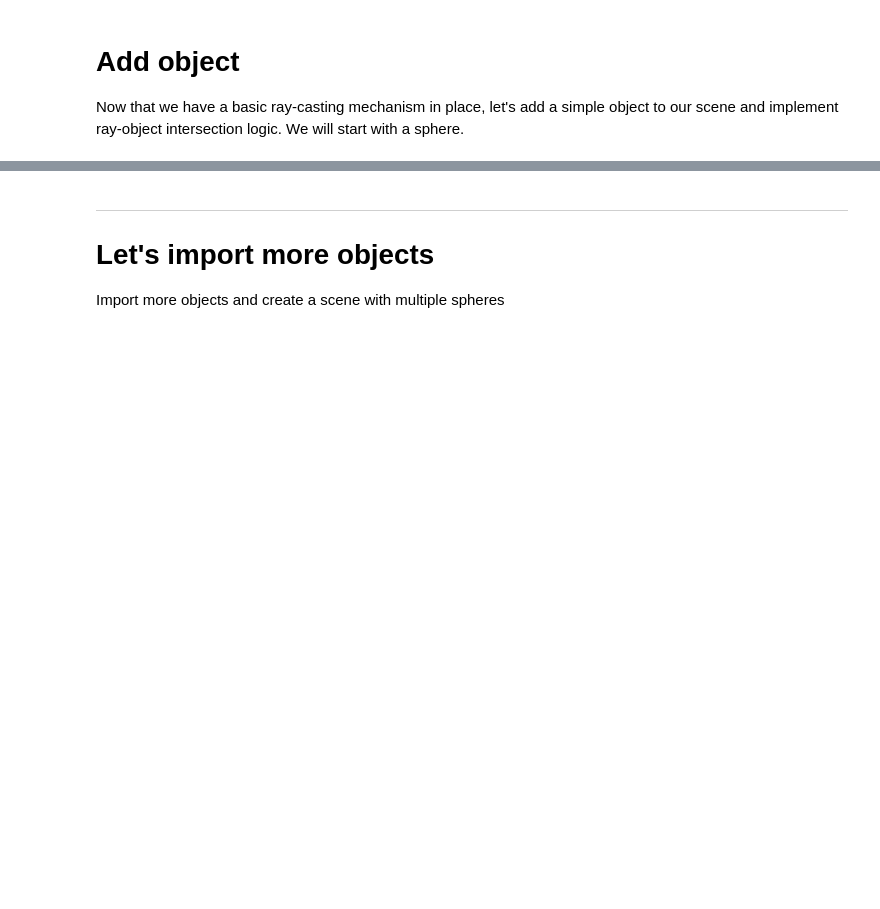
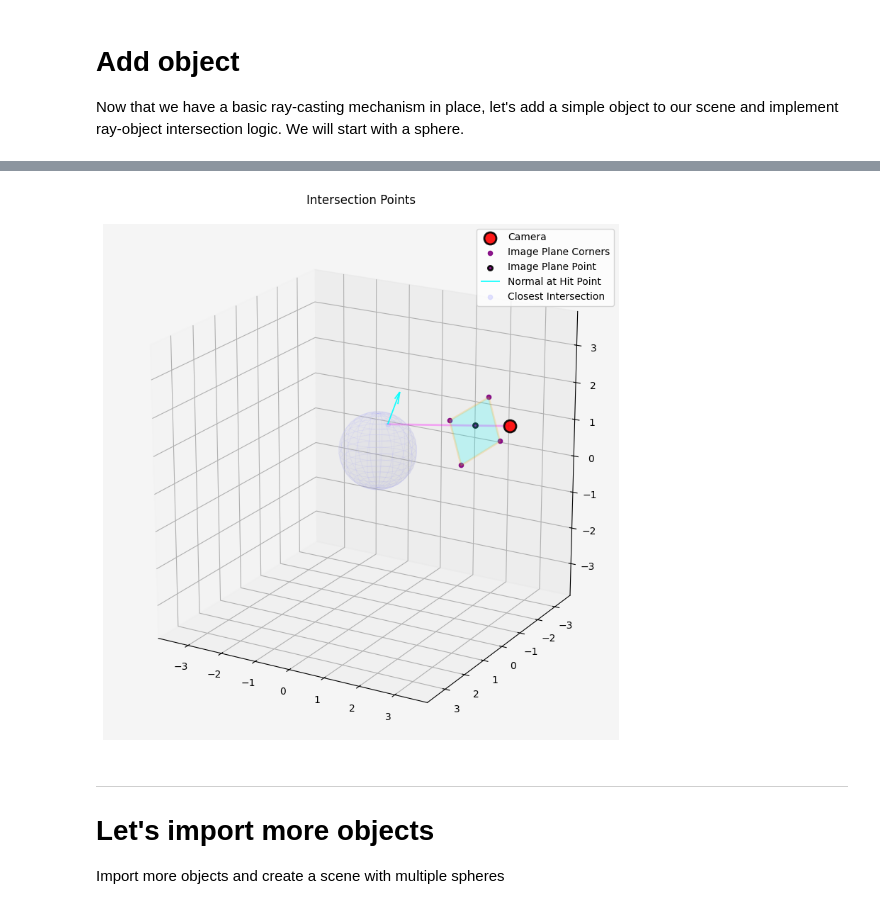
Before and after one commit to HonzaSik/educational-ray-tracer, a Jupyter notebook: notebooks/educational.ipynb, the cells around one changed output, grey strips where cells are left out. Saved outputs shown, nothing was run; the diff lists cells and outputs as text; code cells hidden in the pictures; blank space fills up the shorter version.

```diff
--- a/notebooks/educational.ipynb
+++ b/notebooks/educational.ipynb
@@ -468,25 +492,28 @@ ipynb_display_images("rendered_sphere.png")
 # %%
 vis.create_empty_scene(size=3.0, figsize=(12, 8), show_axes_labels=False, show_arrows=False, show_grid=True, show_axes=False, show_xyz_labels=False)
 vis.plot_camera_position_and_orientation(camera, show_frustum=False, frustum_depth=5, show_camera_orientation=False, show_plane=True)
+vis.visualize_objects([sphere])
 
 u = 0.06482163971895472
 v = 0.19894786854490576
 
 vis.show_image_plane_point(camera, u, v)
 
 ray = camera.make_ray(u, v)
 
 hit_point : SurfaceInteraction= sphere.intersect(ray)
 
 
 vis.visualize_ray(ray, length=5.0, color='magenta', opacity=0.3, ended_by_hit_point=hit_point)
 vis.visualize_normal_at_hit_point(hit_point,length=1.2)
-vis.visualize_intersections(ray, objects=[sphere], intersection_opacity=0.9)
+vis.visualize_closest_intersection(ray, objects=[sphere], intersection_opacity=0.9)
 
 
 vis.set_title("Intersection Points", fontsize=12)
 vis.savefig("camera_ray.png", dpi=300)
 vis.show()
+# %% [output]
+[figure, added]
 # %% [markdown]
 ---
 # Let's import more objects
```
Also changed, not shown: parts of 24 cells of this notebook, 25 other files.
